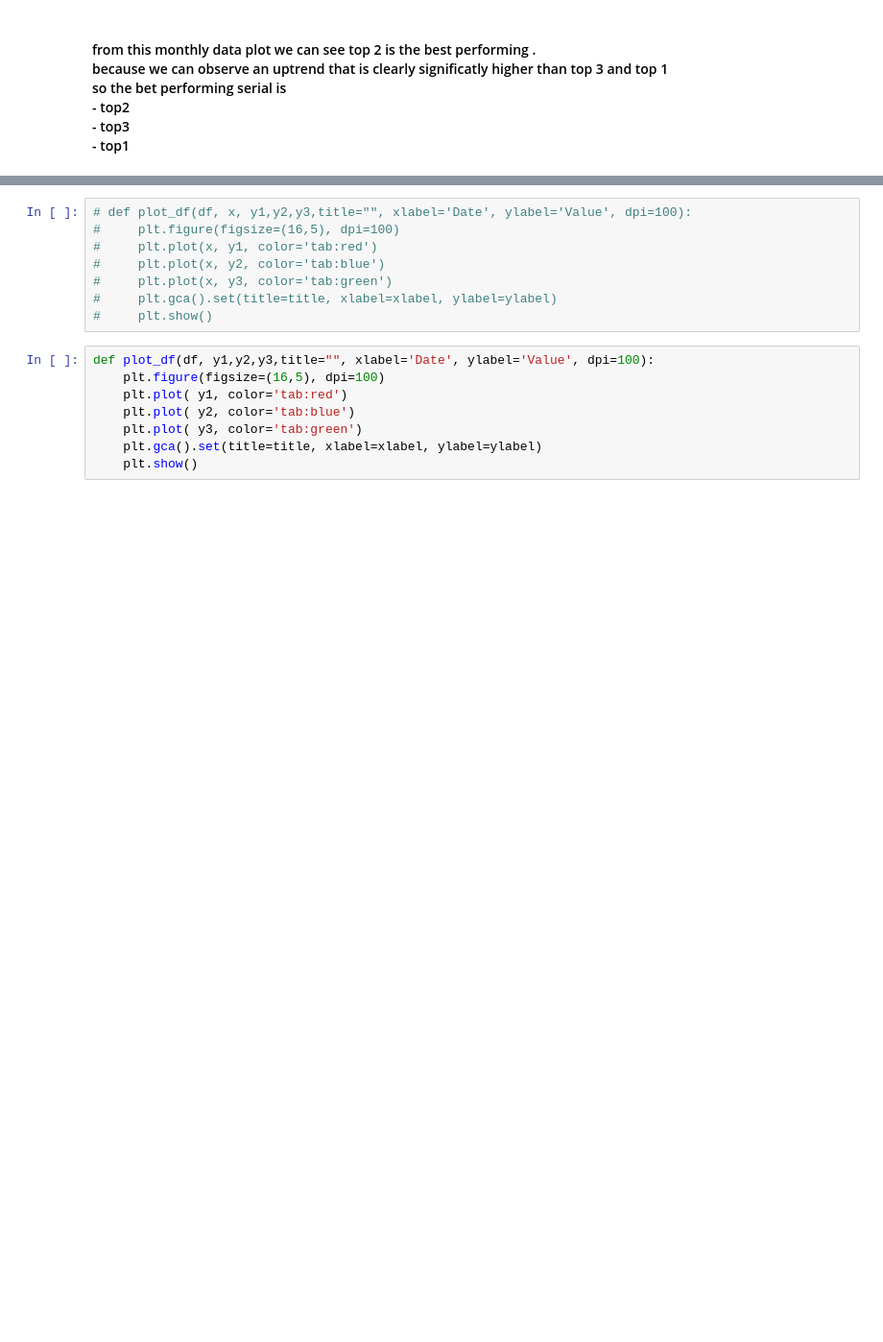
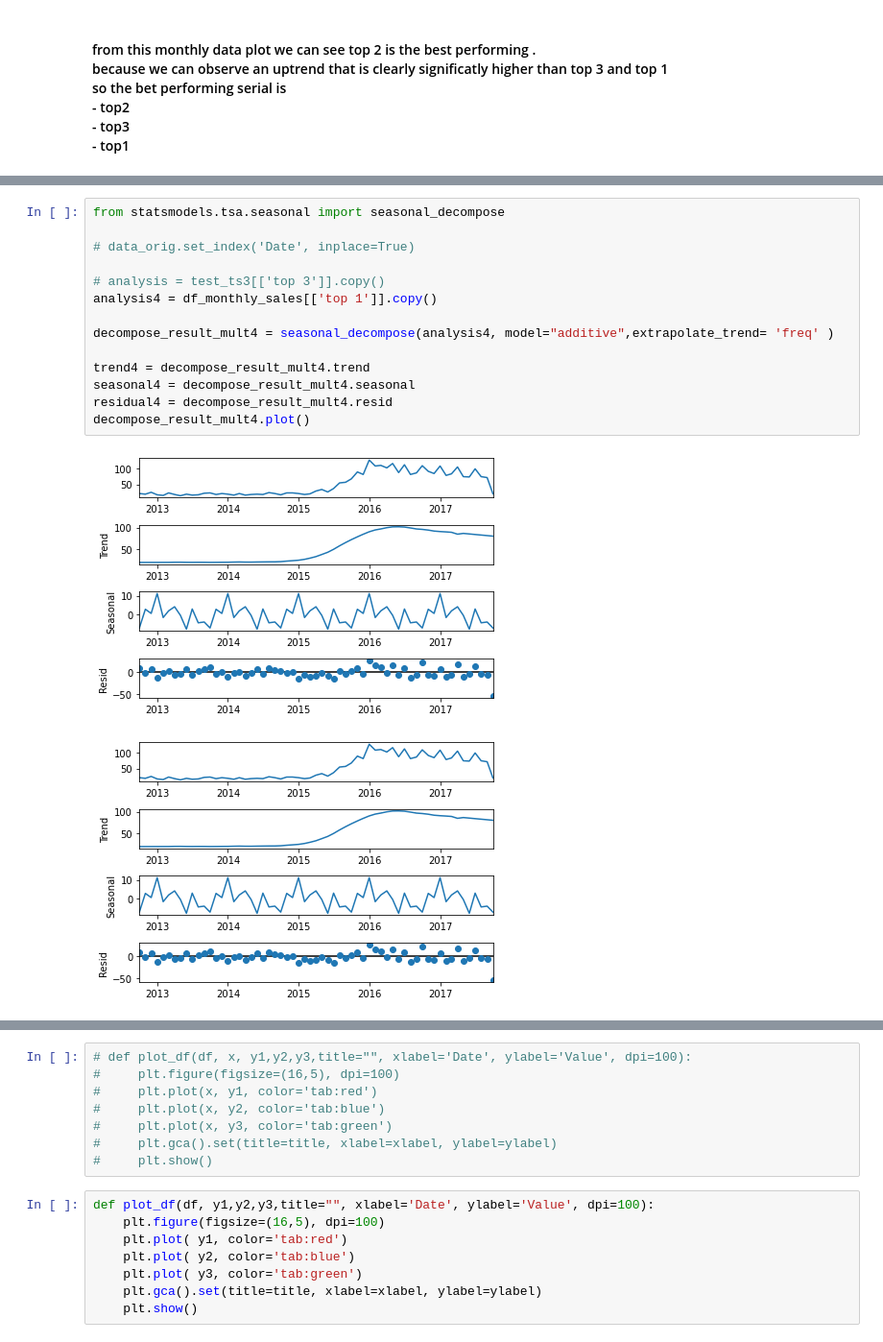
Before and after one commit to akib1162100/data_science_challenge, a Jupyter notebook: DS_challenge.ipynb, the cells around one changed output, grey strips where cells are left out. Shown at 96% size. Drawn from its saved outputs; the diff is of its cells as text; blank space fills up the shorter version.

```diff
--- a/DS_challenge.ipynb
+++ b/DS_challenge.ipynb
@@ -36,0 +64,17 @@ plt.show()
+# %%
+from statsmodels.tsa.seasonal import seasonal_decompose
+
+# data_orig.set_index('Date', inplace=True)
+
+# analysis = test_ts3[['top 3']].copy()
+analysis4 = df_monthly_sales[['top 1']].copy()
+
+decompose_result_mult4 = seasonal_decompose(analysis4, model="additive",extrapolate_trend= 'freq' )
+
+trend4 = decompose_result_mult4.trend
+seasonal4 = decompose_result_mult4.seasonal
+residual4 = decompose_result_mult4.resid
+decompose_result_mult4.plot()
+# %% [output]
+[figure, added]
+[figure, added]
```
Also changed, not shown: parts of 13 cells of this notebook.
